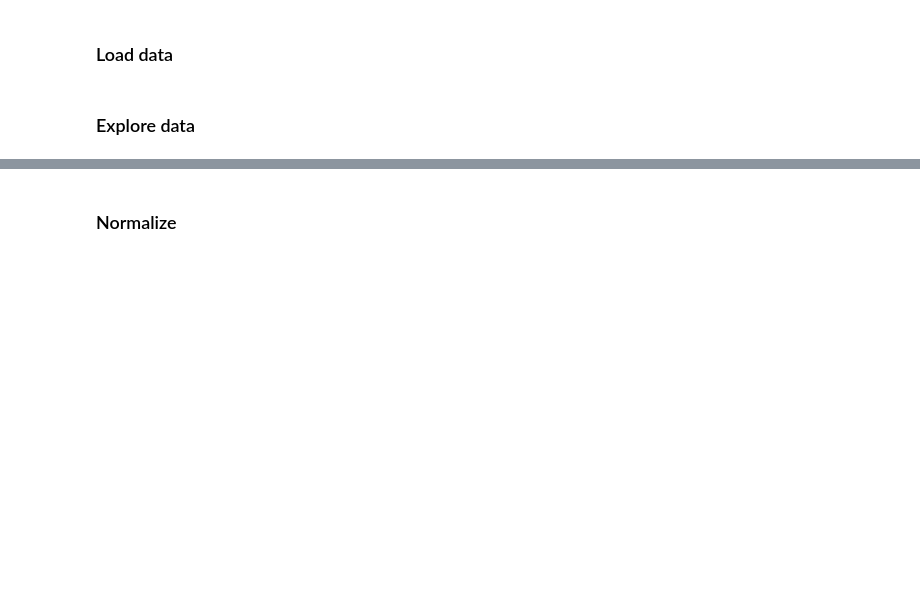
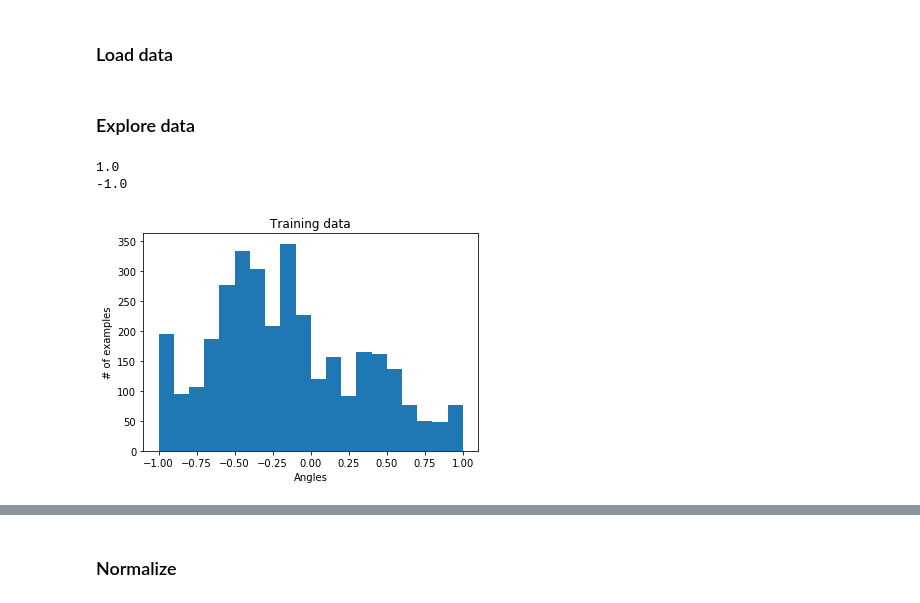
Before and after one commit to eduffreitas/CarND-Beahavioral-Cloning, a Jupyter notebook: model-creation.ipynb, the cells around one changed output, grey strips where cells are left out. Saved outputs shown, nothing was run; the diff lists cells and outputs as text; code cells hidden in the pictures; blank space fills up the shorter version.

```diff
--- a/model-creation.ipynb
+++ b/model-creation.ipynb
@@ -57,3 +68,18 @@ y_train = train['labels']
 # %% [markdown]
 ### Explore data
+# %%
+import matplotlib.pyplot as plt
+
+print (np.max(y_train))
+print (np.min(y_train))
+
+plt.hist(y_train, bins=20)
+plt.title("Training data")
+plt.xlabel("Angles")
+plt.ylabel("# of examples")
+plt.show()
+# %% [output]
+1.0
+-1.0
+[figure, added]
 # %%
```
Also changed, not shown: parts of 10 cells of this notebook.
